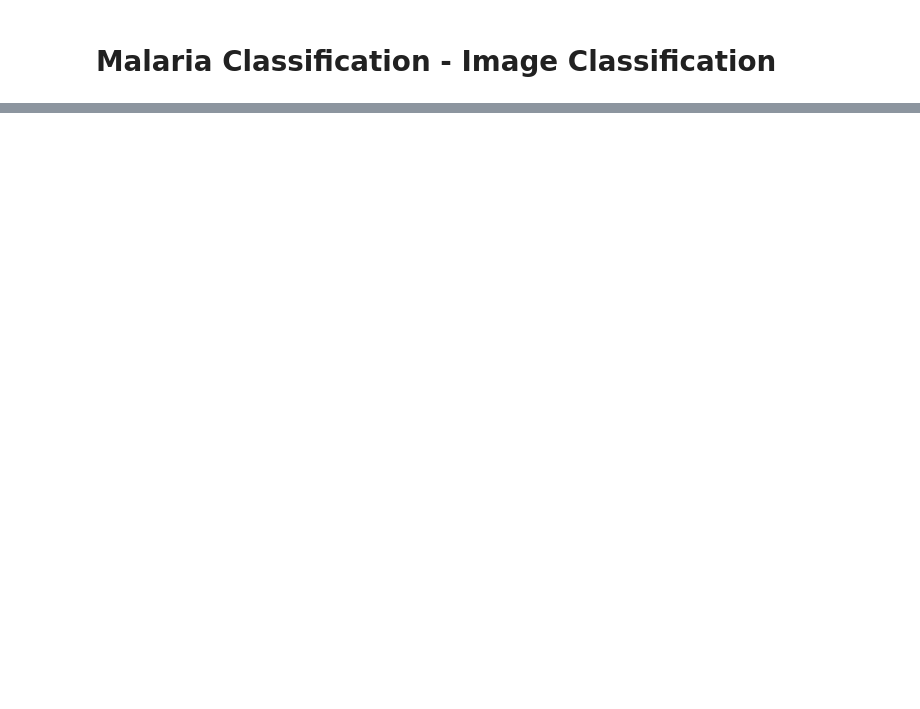
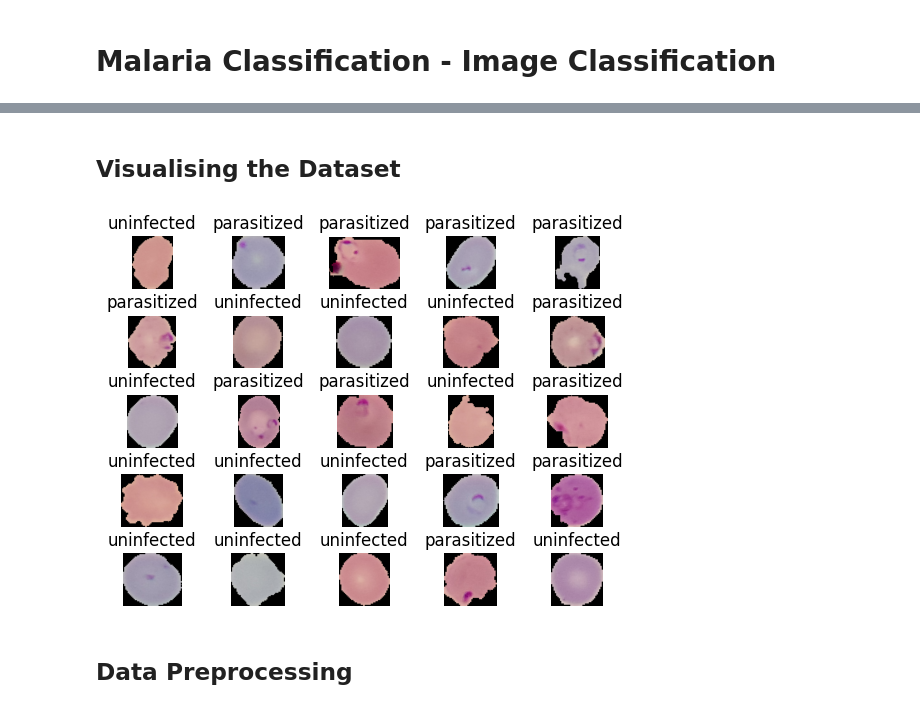
Before and after one commit to abdulhakkeempa/deep-learning, a Jupyter notebook: malaria_classification.ipynb, the cells around one changed output, grey strips where cells are left out. Cells and saved outputs as stored; diff of their text form; code cells hidden in the pictures; blank space fills up the shorter version.

Commit message:
splitted the data and visualised it

```diff
--- a/malaria_classification.ipynb
+++ b/malaria_classification.ipynb
@@ -8,7 +10,5 @@ import tensorflow_datasets as tfds
 # %%
-dataset = tfds.load(
-    "malaria"
-)
+dataset, dataset_set = tfds.load('malaria', split=['train'], as_supervised=True, shuffle_files=True, with_info=True)
 # %% [output]
 Downloading and preparing dataset 337.08 MiB (download: 337.08 MiB, generated: Unknown size, total: 337.08 MiB) to /root/tensorflow_datasets/malaria/1.0.0...
 Dl Completed...: 0 url [00:00, ? url/s]
@@ -40,0 +20,14 @@ array([[[0, 0, 0],
+# %%
+TRAIN_RATIO = 0.8
+TEST_RATIO = 0.1
+VAL_RATIO = 0.1
+# %%
+DATASET_SIZE = len(dataset[0])
+
+train_dataset = dataset[0].take(int(TRAIN_RATIO*DATASET_SIZE))
+
+val_dataset = dataset[0].skip(int(TRAIN_RATIO*DATASET_SIZE)) # skips upto 80%
+val_dataset = val_dataset.take(int(VAL_RATIO*DATASET_SIZE)) # then takes the 10% of the remaining 20% as validation dataset
+
+test_dataset = dataset[0].skip(int((TRAIN_RATIO+VAL_RATIO)*DATASET_SIZE)) # skips upto 90%
+test_dataset = test_dataset.take(int(TEST_RATIO*DATASET_SIZE)) # then takes the 10% as test data
@@ -40,0 +62,19 @@ array([[[0, 0, 0],
+# %% [markdown]
+## Visualising the Dataset
+# %%
+fig = plt.figure()
+
+for i, (image, label) in enumerate(train_dataset.take(25)):
+  plt.subplot(5,5, i+1)
+  plt.imshow(image)
+  plt.title(dataset_set.features['label'].int2str(label))
+  plt.axis('off')
+
+# Adjust the space between the plots
+plt.subplots_adjust(wspace=0.5, hspace=0.5)
+
+plt.show()
+# %% [output]
+[figure, added]
+# %% [markdown]
+## Data Preprocessing
```
Also changed, not shown: parts of 7 cells of this notebook.
